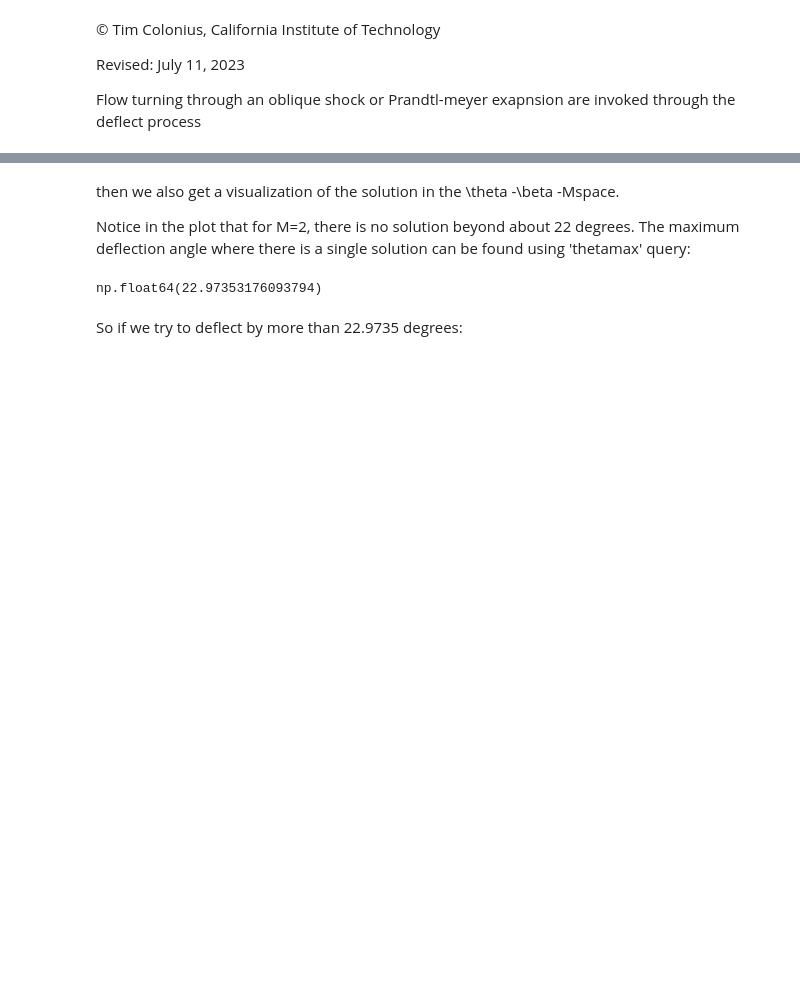
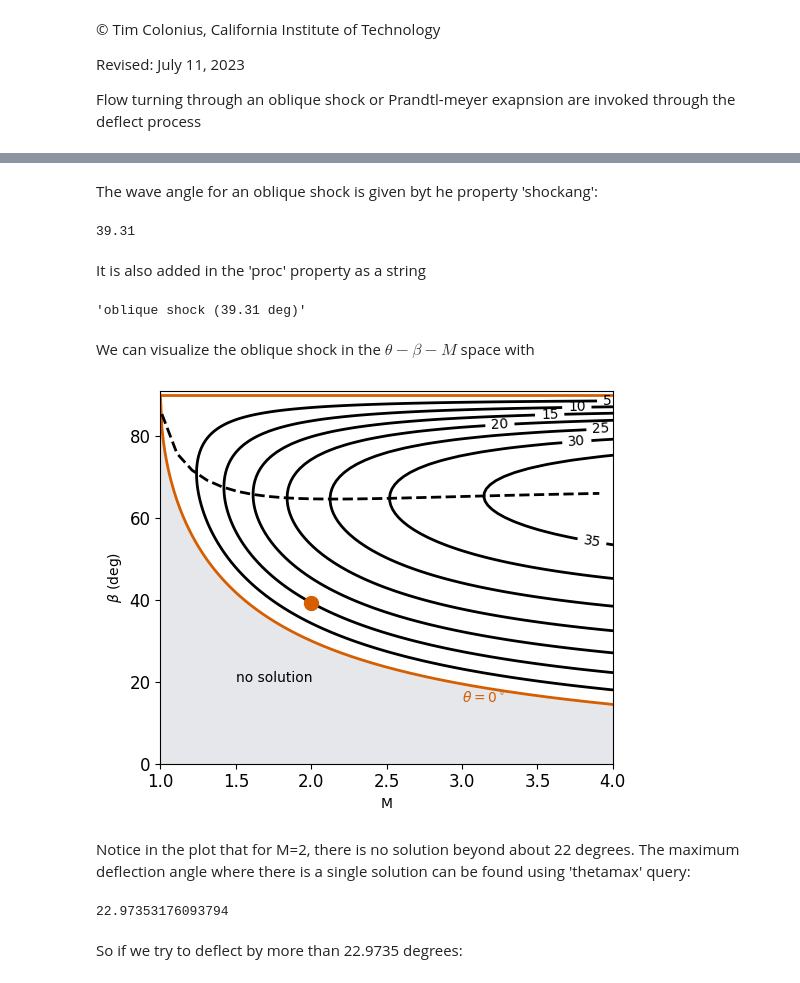
Before and after one commit to timcolonius/gaslab, a Jupyter notebook: notebooks/03_flow_turning.ipynb, the cells around one changed output, grey strips where cells are left out. Saved outputs shown, nothing was run; the diff lists cells and outputs as text; code cells hidden in the pictures; blank space fills up the shorter version.

```diff
--- a/notebooks/03_flow_turning.ipynb
+++ b/notebooks/03_flow_turning.ipynb
@@ -69,11 +39,28 @@ bet, _, _ = oblique(2, 10*np.pi/180, 1.4)
+# %% [markdown]
+The wave angle for an oblique shock is given byt he property 'shockang':
+# %%
+print(180*s.shockang/np.pi)
+# %% [output]
+39.31
+# %% [markdown]
+It is also added in the 'proc' property as a string
+# %%
+s.proc
+# %% [output]
+'oblique shock (39.31 deg)'
+# %% [markdown]
+We can visualize the oblique shock in the $\theta-\beta-M$ space with
+# %%
+fig = theta_beta_m_figure(s)
+fig
+# %% [output]
+[figure, added]
 # %% [markdown]
-then we also get a visualization of the solution in the \theta -\beta -Mspace.
-
 Notice in the plot that for M=2, there is no solution beyond about 22 degrees.  The maximum deflection angle where there is a single solution can be found using 'thetamax' query:
 # %%
-180*GasState.init(2, 1.4).thetamax/np.pi
+print(180*GasState.init(2, 1.4).thetamax/np.pi)
 # %% [output]
-np.float64(22.97353176093794)
+22.97353176093794
 # %% [markdown]
 So if we try to deflect by more than 22.9735 degrees:
 # %%
```
Also changed, not shown: parts of 45 cells of this notebook, 12 other files.
